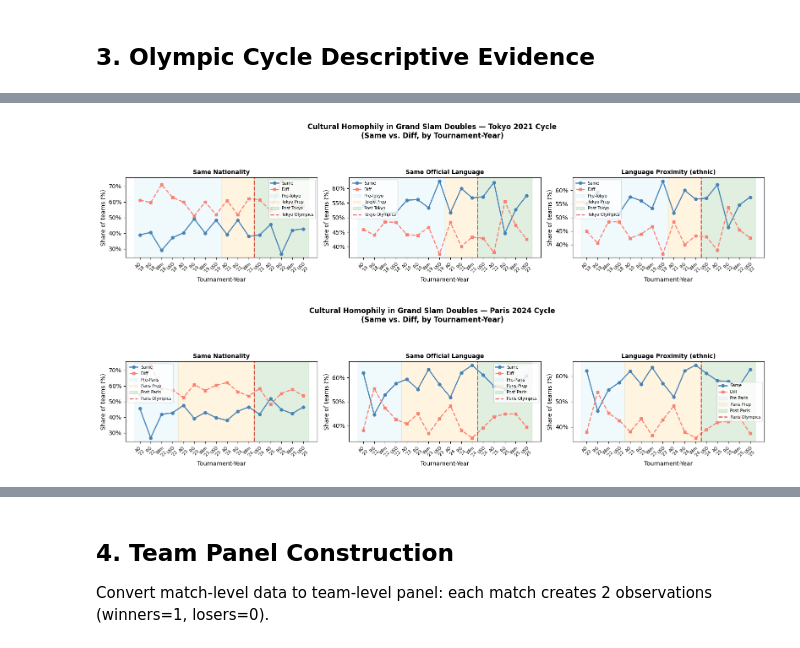
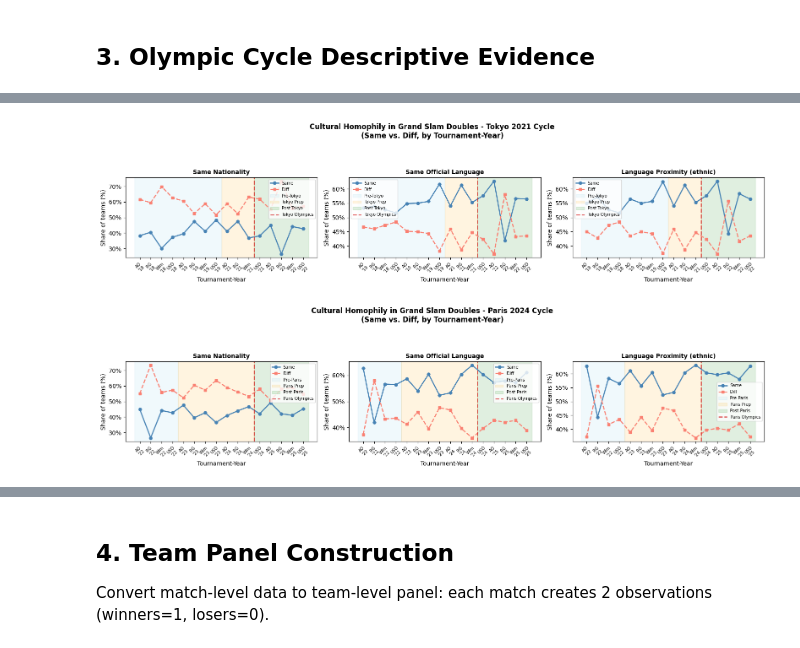
Before and after one commit to AEGDDI/tennis-homophily, a Jupyter notebook: code/analysis/homophily_analysis.ipynb, the cells around one changed output, grey strips where cells are left out. Saved outputs shown, nothing was run; the diff lists cells and outputs as text; code cells hidden in the pictures.

Commit message:
completed analysis
revised regression analysis and missing observations for nationality

```diff
--- a/code/analysis/homophily_analysis.ipynb
+++ b/code/analysis/homophily_analysis.ipynb
@@ -29,38 +29,3 @@ df = pd.read_excel(f'C:/Users/{user}/Documents/GitHub/tennis-homophily/data/atp/
 print(f'Loaded {df.shape[0]:,} matches | years: {sorted(df["year"].unique())}')
 # %% [output]
 Loaded 1,840 matches | years: [np.int64(2018), np.int64(2019), np.int64(2021), np.int64(2022), np.int64(2023), np.int64(2024), np.int64(2025)]
-# %%
-# â”€â”€ Fill missing country from birthplace-country â”€â”€â”€â”€â”€â”€â”€â”€â”€â”€â”€â”€â”€â”€â”€â”€â”€â”€â”€â”€â”€â”€â”€â”€â”€â”€â”€â”€
-# Some players (primarily Russian/Belarusian neutrals) have NaN country but a
-# populated birthplace-country column. Transfer birthplace-country to country
-# before computing homophily variables so those rows are not needlessly dropped.
-
-_prefixes = ['winners_p1', 'winners_p2', 'losers_p1', 'losers_p2']
-_filled = {}
-for _p in _prefixes:
-    _mask = df[f'{_p}_country'].isna() & df[f'{_p}_birthplace-country'].notna()
-    _n = _mask.sum()
-    if _n:
-        df.loc[_mask, f'{_p}_country'] = df.loc[_mask, f'{_p}_birthplace-country']
-        _filled[_p] = _n
-        print(f'  {_p}: {_n} missing country filled from birthplace-country')
-
-# Recompute same_country for both sides
-for _side in ['winners', 'losers']:
-    _p1, _p2 = f'{_side}_p1', f'{_side}_p2'
-    df[f'same_country_{_side}'] = (
-        (df[f'{_p1}_country'] == df[f'{_p2}_country'])
-        .where(df[f'{_p1}_country'].notna() & df[f'{_p2}_country'].notna())
-        .astype(float)
-    )
-
-# For newly resolved same-country pairs: same_language = 1 (same country => same language)
-for _side, _p1, _p2 in [('winners','winners_p1','winners_p2'), ('losers','losers_p1','losers_p2')]:
-    _newly_same = (df[f'same_country_{_side}'] == 1) & df[f'{_side}_same_language'].isna()
-    df.loc[_newly_same, f'{_side}_same_language'] = 1
-    df.loc[_newly_same, f'{_side}_linguistic_proximity'] = 1
-
-print(f'same_country_winners NaN: {df["same_country_winners"].isna().sum()} '
-      f'(was {57})')
-print(f'same_country_losers  NaN: {df["same_country_losers"].isna().sum()} '
-      f'(was {93})')
@@ -521,7 +412,7 @@ ty['t_order'] = ty['tournament'].map(TOURN_ORDER)
 ty = ty.sort_values(['year', 't_order']).reset_index(drop=True)
 ty['label'] = ty.apply(lambda r: f"{TOURN_ABBR[r['tournament']]}\n'{str(r['year'])[2:]}", axis=1)
 
-# â”€â”€ Tokyo cycle â”€â”€â”€â”€â”€â”€â”€â”€â”€â”€â”€â”€â”€â”€â”€â”€â”€â”€â”€â”€â”€â”€â”€â”€â”€â”€â”€â”€â”€â”€â”€â”€â”€â”€â”€â”€â”€â”€â”€â”€â”€â”€â”€â”€â”€â”€â”€â”€â”€â”€â”€â”€â”€â”€â”€â”€â”€â”€â”€â”€â”€â”€â”€â”€
+# ── Tokyo cycle ───────────────────────────────────────────────────────────
 ty_t = ty[ty['year'].isin([2018, 2019, 2021, 2022])].reset_index(drop=True)
 ty_t['x'] = ty_t.index
 
@@ -548,47 +439,47 @@ for ax, ac, ttl in zip(axes, avg_cols, titles):
     ax.set_xticks(ty_t['x']); ax.set_xticklabels(ty_t['label'], fontsize=7)
     ax.tick_params(axis='x', rotation=45); ax.legend(fontsize=7)
 
-fig.suptitle('Cultural Homophily in Grand Slam Doubles â€” Tokyo 2021 Cycle\n(Same vs. Diff, by Tournament-Year)',
+fig.suptitle('Cultural Homophily in Grand Slam Doubles - Tokyo 2021 Cycle\n(Same vs. Diff, by Tournament-Year)',
              fontsize=12, fontweight='bold')
 plt.tight_layout(rect=[0, 0, 1, 0.88])
 plt.savefig('../../ppt/homophily_tokyo_cycle.png', dpi=150, bbox_inches='tight')
 plt.show()
 
-# â”€â”€ Paris cycle â”€â”€â”€â”€â”€â”€â”€â”€â”€â”€â”€â”€â”€â”€â”€â”€â”€â”€â”€â”€â”€â”€â”€â”€â”€â”€â”€â”€â”€â”€â”€â”€â”€â”€â”€â”€â”€â”€â”€â”€â”€â”€â”€â”€â”€â”€â”€â”€â”€â”€â”€â”€â”€â”€â”€â”€â”€â”€â”€â”€â”€â”€â”€â”€
+# ── Paris cycle ───────────────────────────────────────────────────────────
 ty_p = ty[ty['year'].isin([2022, 2023, 2024, 2025])].reset_index(drop=True)
 ty_p['x'] = ty_p.index
 
 pre_p  = ty_p['year'] == 2022
 prep_p = (ty_p['year'] == 2023) | ((ty_p['year'] == 2024) & ty_p['tournament'].isin(['Australian Open', 'Roland Garros', 'Wimbledon']))
 post_p = ((ty_p['year'] == 2024) & (ty_p['tournament'] == 'US Open')) | (ty_p['year'] == 2025)
 
 fig, axes = plt.subplots(1, 3, figsize=(16, 4), sharey=False)
 for ax, ac, ttl in zip(axes, avg_cols, titles):
     ax.plot(ty_p['x'], ty_p[ac],       marker='o', color='steelblue', lw=1.8, ms=5, label='Same')
     ax.plot(ty_p['x'], 100-ty_p[ac],   marker='s', color='salmon',    lw=1.8, ms=5, ls='--', label='Diff')
     for mask, color, lbl in [(pre_p, 'skyblue', 'Pre-Paris'), (prep_p, 'orange', 'Paris Prep'), (post_p, 'green', 'Post-Paris')]:
         xs = ty_p.loc[mask, 'x']
         if not xs.empty:
             ax.axvspan(xs.min() - 0.5, xs.max() + 0.5, alpha=0.12, color=color, label=lbl)
     x_wim = ty_p.loc[(ty_p['year'] == 2024) & (ty_p['tournament'] == 'Wimbledon'), 'x']
     x_uso = ty_p.loc[(ty_p['year'] == 2024) & (ty_p['tournament'] == 'US Open'),   'x']
     if not x_wim.empty and not x_uso.empty:
         ax.axvline((x_wim.values[0] + x_uso.values[0]) / 2,
                    color='#d62728', ls='--', lw=1.8, alpha=0.8, label='Paris Olympics')
     ax.set_title(ttl, fontsize=10, fontweight='bold')
     ax.set_xlabel('Tournament-Year'); ax.set_ylabel('Share of teams (%)')
     ax.yaxis.set_major_formatter(mticker.FormatStrFormatter('%.0f%%'))
     ax.set_xticks(ty_p['x']); ax.set_xticklabels(ty_p['label'], fontsize=7)
     ax.tick_params(axis='x', rotation=45); ax.legend(fontsize=7)
 
-fig.suptitle('Cultural Homophily in Grand Slam Doubles â€” Paris 2024 Cycle\n(Same vs. Diff, by Tournament-Year)',
+fig.suptitle('Cultural Homophily in Grand Slam Doubles - Paris 2024 Cycle\n(Same vs. Diff, by Tournament-Year)',
              fontsize=12, fontweight='bold')
 plt.tight_layout(rect=[0, 0, 1, 0.88])
 plt.savefig('../../ppt/homophily_paris_cycle.png', dpi=150, bbox_inches='tight')
 plt.show()
 # %% [output]
-[figure, old version]
+[figure, new version]
-[figure, old version]
+[figure, new version]
 # %%
 # Combined Tokyo + Paris cycle graph (full timeline 2018-2025)
 # Single figure spanning all Grand Slams in the dataset (Olympics excluded).
```
Also changed, not shown: parts of 27 cells of this notebook, 18 other files.
